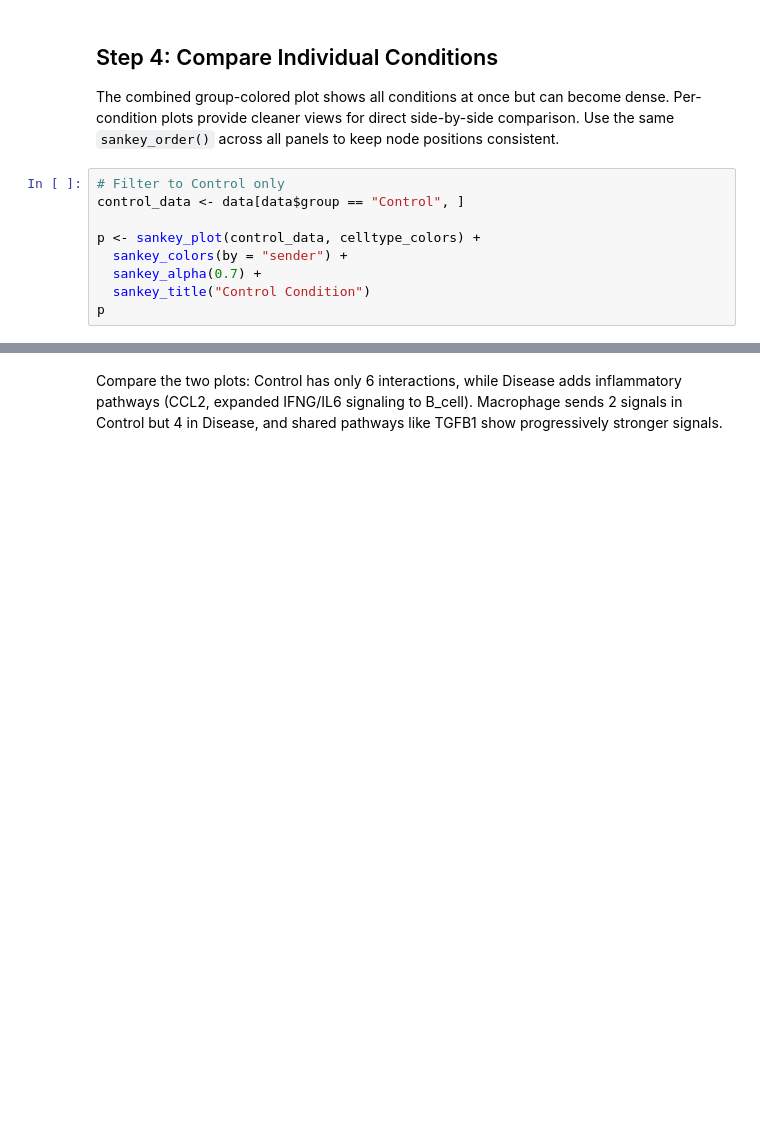
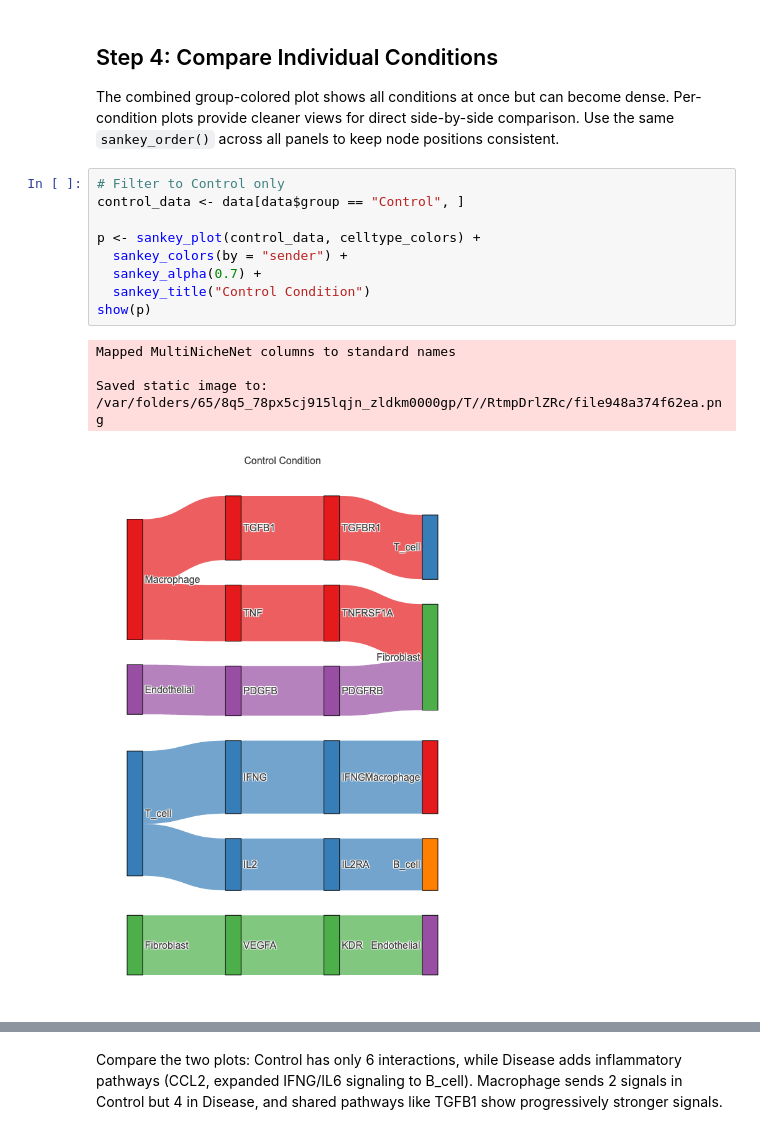
Before and after one commit to settylab/ccflowR, a Jupyter notebook: notebooks/tutorial-contextnet-multinichenet.ipynb, the cells around one changed output, grey strips where cells are left out. Cells and saved outputs as stored; diff of their text form; blank space fills up the shorter version.

```diff
--- a/notebooks/tutorial-contextnet-multinichenet.ipynb
+++ b/notebooks/tutorial-contextnet-multinichenet.ipynb
@@ -117,12 +162,17 @@ The combined group-colored plot shows all conditions at once but can become dens
 # %%
 # Filter to Control only
 control_data <- data[data$group == "Control", ]
 
 p <- sankey_plot(control_data, celltype_colors) +
   sankey_colors(by = "sender") +
   sankey_alpha(0.7) +
   sankey_title("Control Condition")
-p
+show(p)
+# %% [output]
+Mapped MultiNicheNet columns to standard names
+
+Saved static image to: /var/folders/65/8q5_78px5cj915lqjn_zldkm0000gp/T//RtmpDrlZRc/file948a374f62ea.png
+[figure, added]
 # %%
 # Filter to Disease only
 disease_data <- data[data$group == "Disease", ]
```
Also changed, not shown: parts of 18 cells of this notebook, 21 other files.
